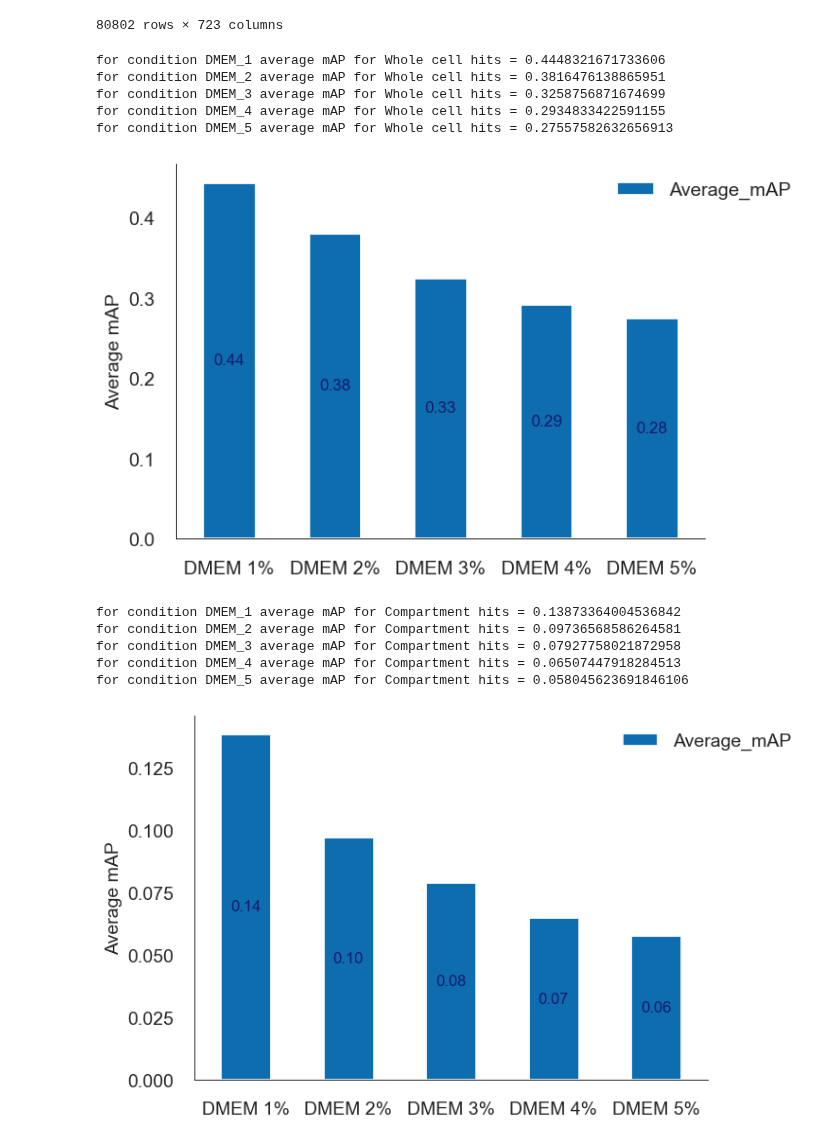
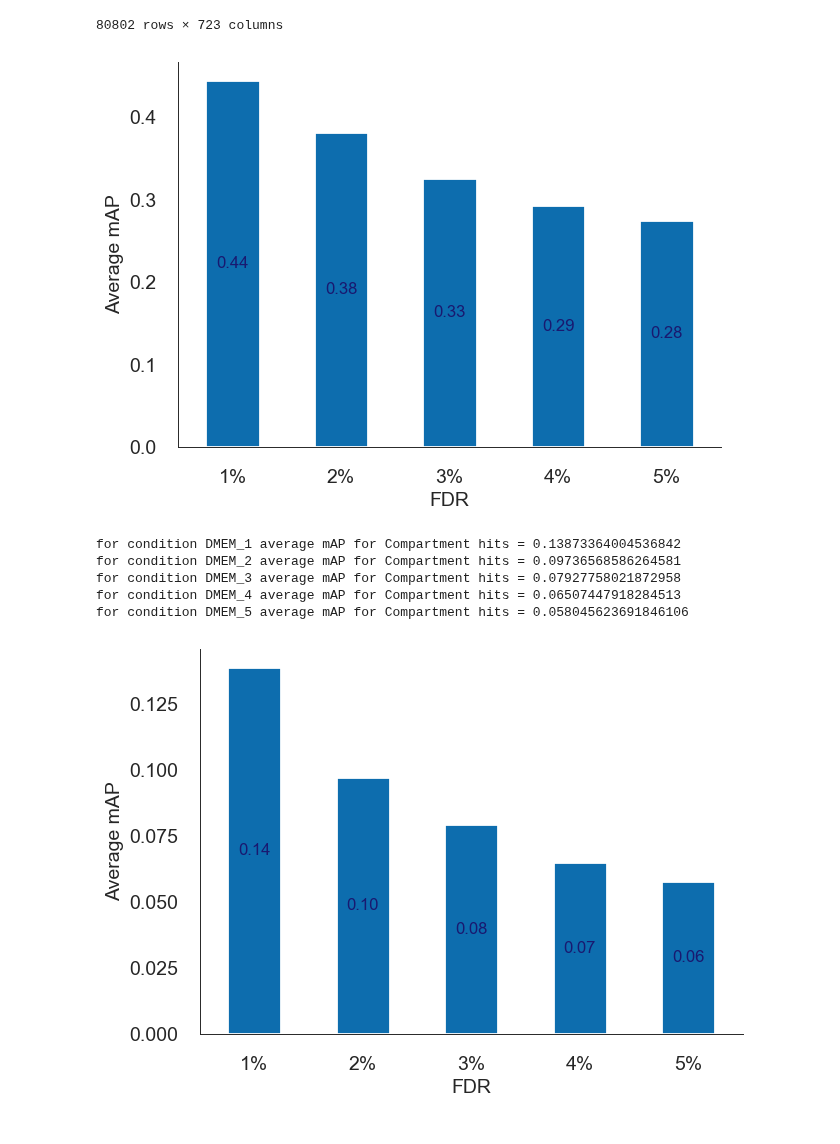
Before and after one commit to broadinstitute/2022_PERISCOPE, a Jupyter notebook: Supplemental_x/number_of_hits_DMEM_5_all_FDR.ipynb, the cells around one changed output. Drawn from its saved outputs; the diff is of its cells as text; code cells hidden in the pictures.

```diff
--- a/Supplemental_x/number_of_hits_DMEM_5_all_FDR.ipynb
+++ b/Supplemental_x/number_of_hits_DMEM_5_all_FDR.ipynb
@@ -198,5 +220,5 @@ Mito genes 56
 # %%
-# Plot hits summary for Fig 3A
+# Plot hits by FDR
 mpl.rc('axes', linewidth=0.7)
 mpl.rc('xtick', labelsize=14)
 mpl.rc('xtick', labelsize=14)
@@ -205,7 +227,7 @@ fig, ax = plt.subplots(figsize=(8,5))
 colors = sns.color_palette('GnBu')[:8]
 hits_plot = pd.DataFrame({'Compartment':[len(comp_spec_hits_dict['DMEM_1']),len(comp_spec_hits_dict['DMEM_2']),len(comp_spec_hits_dict['DMEM_3']),len(comp_spec_hits_dict['DMEM_4']),len(comp_spec_hits_dict['DMEM_5'])],
                          'Whole cell':[len(whole_cell_hits_dict['DMEM_1']),len(whole_cell_hits_dict['DMEM_2']),len(whole_cell_hits_dict['DMEM_3']),len(whole_cell_hits_dict['DMEM_4']),len(whole_cell_hits_dict['DMEM_5'])]},
-                        index=['DMEM 1%','DMEM 2%','DMEM 3%','DMEM 4%','DMEM 5%'])
+                        index=['1%','2%','3%','4%','5%'])
 
 hits_plot.plot(kind='bar',
                stacked=True,
@@ -216,13 +238,14 @@ hits_plot.plot(kind='bar',
                width = 0.5,
                ax=ax)
 
-ax.set_title('Genes with significant signal (5% FDR)',size=14) #Genes with significant signal above noise
+ax.set_title('HeLa DMEM genes with significant signal',size=14) #Genes with significant signal above noise
 ax.set_ylabel('Number of genes',size=14)
+ax.set_xlabel('FDR',size=14)
 
 ax.bar_label(ax.containers[0],label_type='center',size=13)
 ax.bar_label(ax.containers[1],label_type='center',size=13)
 ax.spines['top'].set_visible(False)
 ax.spines['right'].set_visible(False)
 ax.legend(loc="upper left", bbox_to_anchor=(0.93,1),frameon=False, ncol=1, fontsize =14)
-fig.savefig(os.path.join(output_folder,'figure_panels','Fig3A_HeLa_DMEM_HPLM_whole_cell_compartment_specific_hits.png'),dpi = 300,bbox_inches='tight')
+fig.savefig(os.path.join(output_folder,'figure_panels','Supplemental_X_hits_by_FDR.png'),dpi = 300,bbox_inches='tight')
 # %% [output]
@@ -272,6 +253,6 @@ for condition DMEM_5 there are 15681 Compartment hits
 # %%
-gene_list = list(df_guide.Metadata_Foci_Barcode_MatchedTo_GeneCode)
-df_temp = df_guide.drop('Metadata_Foci_Barcode_MatchedTo_GeneCode',axis=1).set_index('Metadata_Foci_Barcode_MatchedTo_Barcode')
+gene_list = list(HeLa_DMEM_df_guide.Metadata_Foci_Barcode_MatchedTo_GeneCode)
+df_temp = HeLa_DMEM_df_guide.drop('Metadata_Foci_Barcode_MatchedTo_GeneCode',axis=1).set_index('Metadata_Foci_Barcode_MatchedTo_Barcode')
 # Perform principal component analysis on hit list
 pca = PCA()
 pca.fit(df_temp)
@@ -285,14 +266,14 @@ component = PCA_lookup[min(PCA_lookup.keys())]+1
 print (f'Principal component representing closest to 90% variation is {component}')
 # Perform principal component analysis and select components representing 90% of variation in data
 pca = PCA(n_components=component)
-df_guide_pca = pd.DataFrame(pca.fit_transform(df_temp),index=df_temp.index)
-df_guide_pca_updated = df_guide_pca.reset_index()
-pca_feat_list = list(df_guide_pca_updated.columns)
+HeLa_DMEM_df_guide_pca = pd.DataFrame(pca.fit_transform(df_temp),index=df_temp.index)
+HeLa_DMEM_df_guide_pca_updated = HeLa_DMEM_df_guide_pca.reset_index()
+pca_feat_list = list(HeLa_DMEM_df_guide_pca_updated.columns)
 feat_list = ['Metadata_Foci_Barcode_MatchedTo_GeneCode']
 feat_list.extend(pca_feat_list)
-df_guide_pca_updated["Metadata_Foci_Barcode_MatchedTo_GeneCode"] = gene_list
-df_guide_pca_updated = df_guide_pca_updated[feat_list]
-df_guide_pca_updated
+HeLa_DMEM_df_guide_pca_updated["Metadata_Foci_Barcode_MatchedTo_GeneCode"] = gene_list
+HeLa_DMEM_df_guide_pca_updated = HeLa_DMEM_df_guide_pca_updated[feat_list]
+HeLa_DMEM_df_guide_pca_updated
 # %% [output]
 Principal component representing closest to 90% variation is 721
 |  | Metadata_Foci_Barcode_MatchedTo_G... | Metadata_Foci_Barcode_MatchedTo_B... | 0 | 1 | 2 | 3 | 4 | 5 | ... |
@@ -318,7 +299,6 @@ def cosine_to_df(df_temp, cosine_array, i):
     return cosine_df
 
 def ap_from_cosine_df(cosine_df,gene,n=10):
-    #print(cosine_df.iloc[:20])
     index_list = list(cosine_df.index)
     boolean = [1 if  i == gene else 0 for i in index_list ]
     grades_list=[]
@@ -327,8 +307,8 @@ def ap_from_cosine_df(cosine_df,gene,n=10):
         grades_list.append(pre_grade*boolean[i-1])
     return sum(grades_list)/3
 
-def calculate_map(df_guide, gene):
-    df_temp = df_guide.query("Metadata_Foci_Barcode_MatchedTo_GeneCode == 'nontargeting' | Metadata_Foci_Barcode_MatchedTo_GeneCode == @gene")
+def calculate_map(HeLa_DMEM_df_guide, gene):
+    df_temp = HeLa_DMEM_df_guide.query("Metadata_Foci_Barcode_MatchedTo_GeneCode == 'nontargeting' | Metadata_Foci_Barcode_MatchedTo_GeneCode == @gene")
     df_temp = df_temp.drop(['Metadata_Foci_Barcode_MatchedTo_Barcode'],axis=1)
     df_temp = df_temp.set_index("Metadata_Foci_Barcode_MatchedTo_GeneCode")
     ap_list = []
@@ -339,8 +319,6 @@ def calculate_map(df_guide, gene):
         ap_list.append(guide_ap)
     return np.mean(ap_list)
 # %%
-# Plot hits summary for Fig 3A
-import matplotlib as mpl
 def plot_results(plot_dict,group):
     mpl.rc('axes', linewidth=0.7)
     mpl.rc('xtick', labelsize=14)
@@ -349,12 +327,12 @@ def plot_results(plot_dict,group):
     fig, ax = plt.subplots(figsize=(7,5))
     colors = sns.color_palette('GnBu')[:8]
     hits_plot = pd.DataFrame({'Average_mAP':list(plot_dict.values())},
-                             index = ['DMEM 1%','DMEM 2%','DMEM 3%','DMEM 4%','DMEM 5%'])
+                             index = ['1%','2%','3%','4%','5%'])
 
     hits_plot.plot(kind='bar',
                    stacked=True,
                    color=[colors[5]],
-                   legend = 'reverse',
+                   legend = False,
                    rot = 0,
                    fontsize= 14,
                    width = 0.5,
@@ -362,34 +340,31 @@ def plot_results(plot_dict,group):
 
     ax.set_title('',size=14) #Genes with significant signal above noise
     ax.set_ylabel('Average mAP',size=14)
+    ax.set_xlabel('FDR',size=14)
 
     ax.bar_label(ax.containers[0],label_type='center',size=12,fmt='%0.2f',color="midnightblue")
     ax.spines['top'].set_visible(False)
     ax.spines['right'].set_visible(False)
-    ax.legend(loc="upper left", bbox_to_anchor=(0.8,1),frameon=False, ncol=1, fontsize =14)
-    fig.savefig(os.path.join(output_folder,'figure_panels',f'HeLa_DMEM_average_mAP_{group}.png'),dpi = 300,bbox_inches='tight')
+    #ax.legend(loc="upper left", bbox_to_anchor=(0.8,1),frameon=False, ncol=1, fontsize =14)
+    #fig.savefig(os.path.join(output_folder,'figure_panels',f'HeLa_DMEM_average_mAP_{group}.png'),dpi = 300,bbox_inches='tight')
     plt.show()
 # %%
 # calculate mAP for Whole cell hits
 conditions = ['DMEM_1','DMEM_2','DMEM_3','DMEM_4','DMEM_5']
 
 plot_whole_cell_hits_dict = {}
 for condition in conditions:
     whole_cell_hit_list = whole_cell_hits_dict[condition]
     map_list = []
     for gene in whole_cell_hit_list:
-        gene_map = calculate_map(df_guide_pca_updated, gene)
+        gene_map = calculate_map(HeLa_DMEM_df_guide_pca_updated, gene)
         map_list.append(gene_map)
     plot_whole_cell_hits_dict[condition] = np.mean(map_list)
     print(f'for condition {condition} average mAP for Whole cell hits = {np.mean(map_list)}')
+
 plot_results(plot_whole_cell_hits_dict,'whole_cell_hits')
 # %% [output]
-for condition DMEM_1 average mAP for Whole cell hits = 0.4448321671733606
-for condition DMEM_2 average mAP for Whole cell hits = 0.3816476138865951
-for condition DMEM_3 average mAP for Whole cell hits = 0.3258756871674699
-for condition DMEM_4 average mAP for Whole cell hits = 0.2934833422591155
-for condition DMEM_5 average mAP for Whole cell hits = 0.27557582632656913
-[figure, old version]
+[figure, new version]
 # %%
 # calculate mAP for Compartment hits
 plot_comp_spec_hits_dict = {}
@@ -397,7 +372,7 @@ for condition in conditions:
     comp_spec_hit_list = comp_spec_hits_dict[condition]
     map_list = []
     for gene in comp_spec_hit_list:
-        gene_map = calculate_map(df_guide_pca_updated, gene)
+        gene_map = calculate_map(HeLa_DMEM_df_guide_pca_updated, gene)
         map_list.append(gene_map)
     plot_comp_spec_hits_dict[condition] = np.mean(map_list)
     print(f'for condition {condition} average mAP for Compartment hits = {np.mean(map_list)}')
@@ -408,6 +383,6 @@ for condition DMEM_2 average mAP for Compartment hits = 0.09736568586264581
 for condition DMEM_3 average mAP for Compartment hits = 0.07927758021872958
 for condition DMEM_4 average mAP for Compartment hits = 0.06507447918284513
 for condition DMEM_5 average mAP for Compartment hits = 0.058045623691846106
-[figure, old version]
+[figure, new version]
 # %%
 # calculate mAP for non_hits
```
Also changed, not shown: parts of 8 cells of this notebook, 3 other files.
